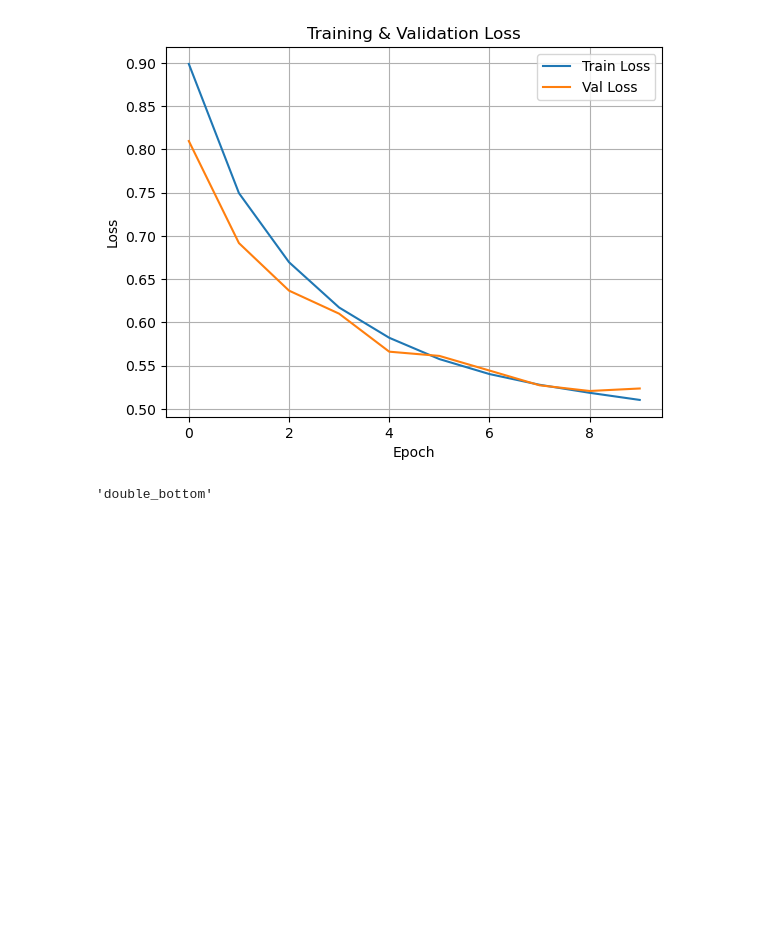
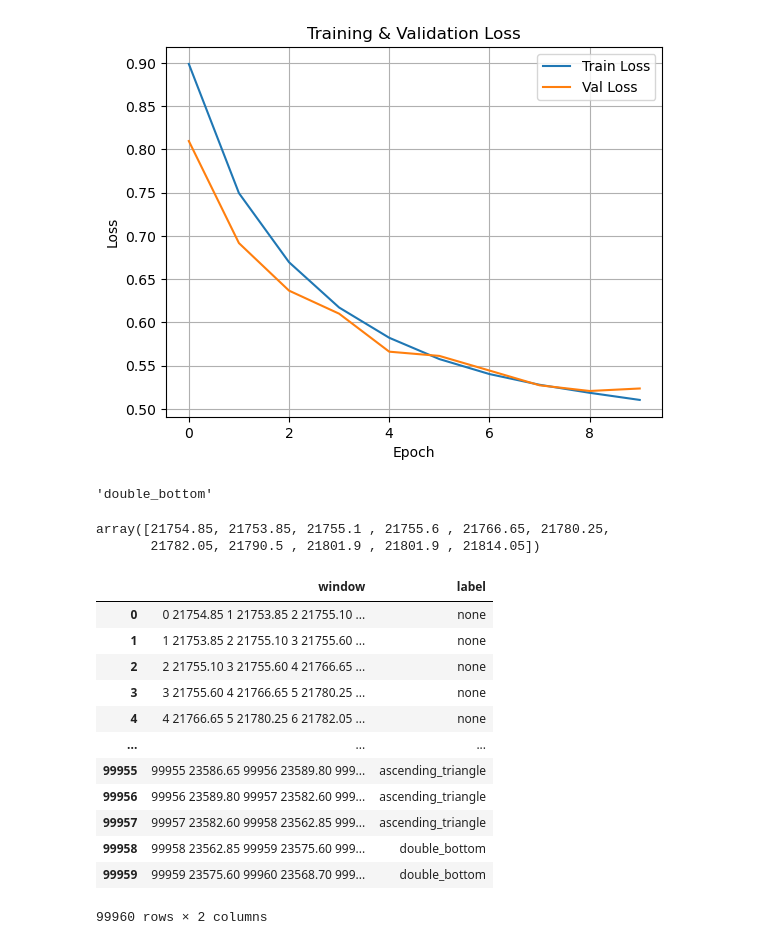
Before and after one commit to manikBS/omscs-capstone, a Jupyter notebook: yashgoenka_CNN.ipynb, the cells around one changed output. Cells and saved outputs as stored; diff of their text form; code cells hidden in the pictures; blank space fills up the shorter version.

Commit message:
cnn1d_singlechannel

```diff
--- a/yashgoenka_CNN.ipynb
+++ b/yashgoenka_CNN.ipynb
@@ -167,0 +385,23 @@ classify_window(window_tensors[12], model_type='2d', model_path="models_results/
+# %%
+df_nifty50.iloc[0:1 + 10]['close'].values
+# %% [output]
+array([21754.85, 21753.85, 21755.1 , 21755.6 , 21766.65, 21780.25,
+       21782.05, 21790.5 , 21801.9 , 21801.9 , 21814.05])
+# %%
+df_nifty_labelled_single_attr = pd.DataFrame.from_dict(label_patterns_singleattr(df_nifty50))
+# %%
+df_nifty_labelled_single_attr
+# %% [output]
+|  | window | label |
+| 0 | 0 21754.85 1 21753.85 2 21755.10 ... | none |
+| 1 | 1 21753.85 2 21755.10 3 21755.60 ... | none |
+| 2 | 2 21755.10 3 21755.60 4 21766.65 ... | none |
+| 3 | 3 21755.60 4 21766.65 5 21780.25 ... | none |
+| 4 | 4 21766.65 5 21780.25 6 21782.05 ... | none |
+| ... | ... | ... |
+| 99955 | 99955 23586.65 99956 23589.80 999... | ascending_triangle |
+| 99956 | 99956 23589.80 99957 23582.60 999... | ascending_triangle |
+| 99957 | 99957 23582.60 99958 23562.85 999... | ascending_triangle |
+| 99958 | 99958 23562.85 99959 23575.60 999... | double_bottom |
+| 99959 | 99959 23575.60 99960 23568.70 999... | double_bottom |
+99960 rows × 2 columns
```
Also changed, not shown: parts of 7 cells of this notebook, 1 other file.
